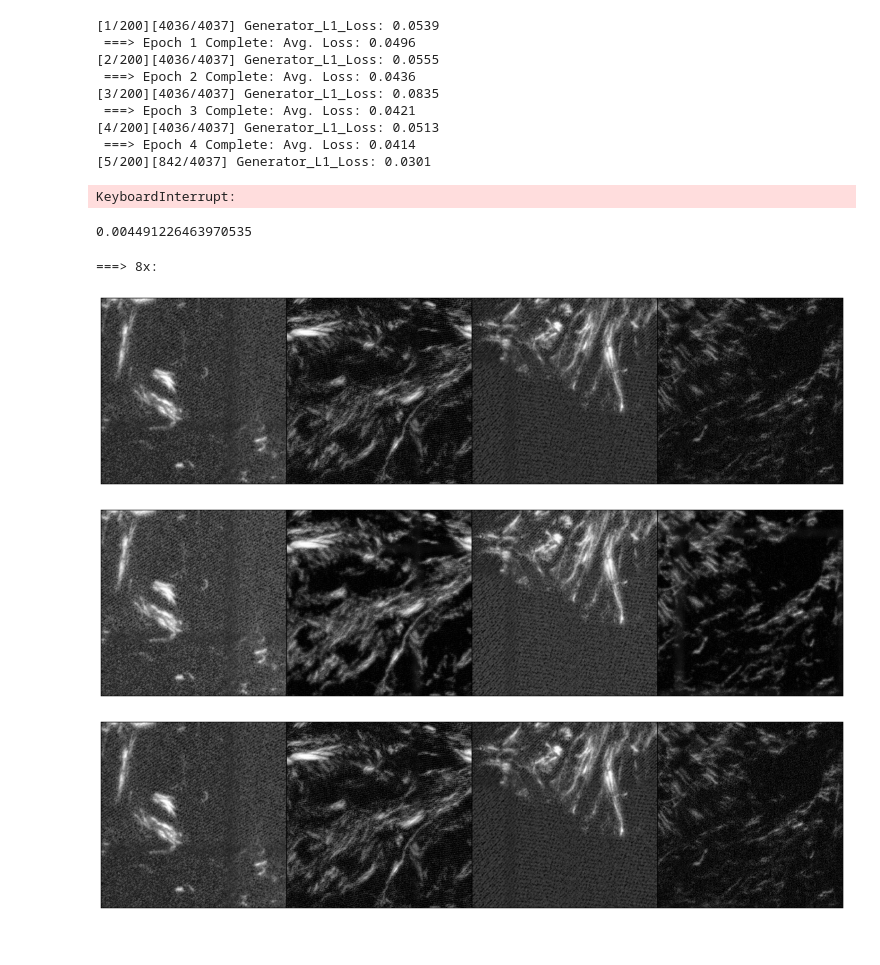
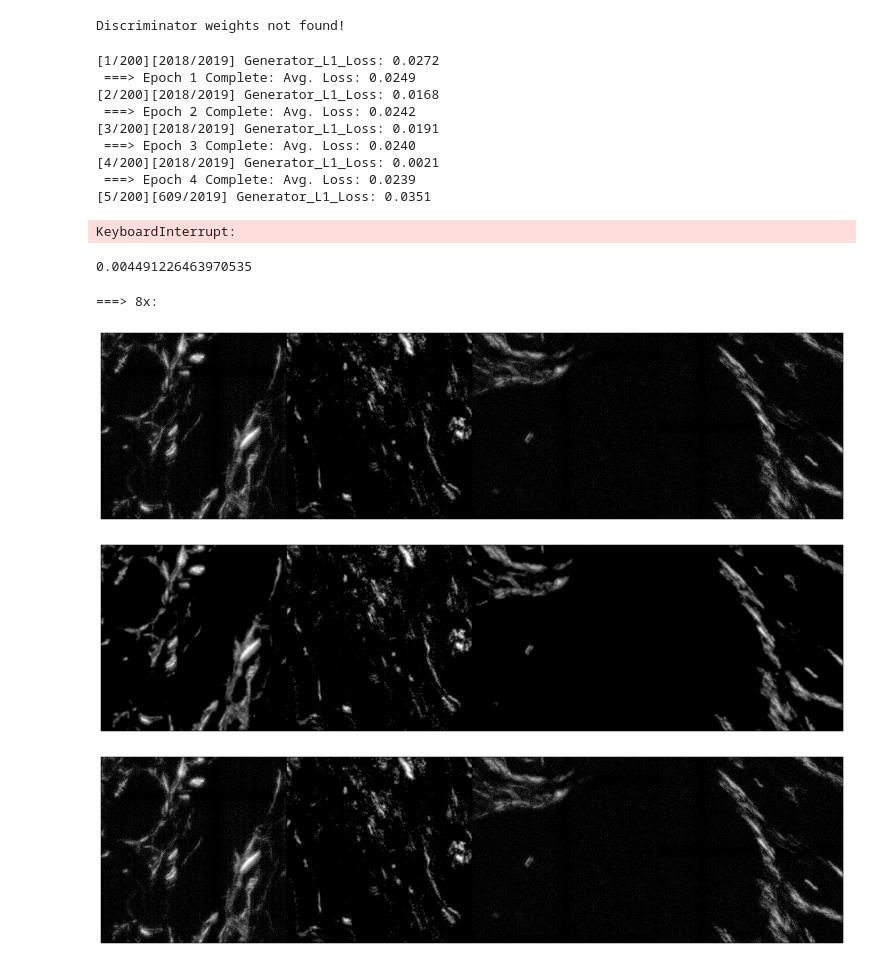
Before and after one commit to aarush-umap/lsm-run-time-enhancement, a Jupyter notebook: train-self.ipynb, the cells around one changed output. Drawn from its saved outputs; the diff is of its cells as text; code cells hidden in the pictures.

```diff
--- a/train-self.ipynb
+++ b/train-self.ipynb
@@ -147,15 +148,18 @@ def print_output(trained_model, p, t, dataloader_valid):
 #             print(tensor_hyper.shape)
             for i in range(pass_times):
                 drop_mask = F.dropout(Variable(torch.ones(imgs_input.shape).to(device), requires_grad=False), p=p, inplace=True)
+#                 drop_mask = F.interpolate(drop_mask[:, :, 192:320, 192:320], scale_factor=4, mode='nearest')
                 real_mid = torch.mul(imgs_input, drop_mask)
                 prediction = trained_model(real_mid)
+                prediction = torch.mul(prediction, 1/(1-p)-drop_mask) / p
                 tensor_hyper[i] = prediction.cpu()
             prediction = torch.mean(tensor_hyper, dim=0)
+#             prediction = real_mid
 #             print(prediction.shape)
             target = target.float()
-            imgs_input = imgs_input[0:4, :, :, :]
-            prediction = prediction[0:4, :, :, :]
-            target = target[0:4, :, :, :]
+            imgs_input = imgs_input[4:8, :, :, :]
+            prediction = prediction[4:8, :, :, :]
+            target = target[4:8, :, :, :]
             plt.figure(figsize=(20, 6))
             grid = utils.make_grid(imgs_input).cpu()
             input_downsampled = grid.numpy().transpose((1, 2, 0))
@@ -205,7 +210,7 @@ def test(args, generator, p, dataloader, criterion):
 # %%
 args = argparse.Namespace()
 args.img_channel = 1
-args.batch_size = 8
+args.batch_size = 16
 args.patch_size = 512
 args.up_scale = 5
 args.num_workers = 0
@@ -216,9 +221,9 @@ args.dataset = 'TMA'
 args.num_critic = 10
 args.normalize = None
 args.percep_weight = 0.02
-args.dropout_rate = 0.1
-args.average_factor = 5
-args.run_from = None
+args.dropout_rate = 0.05
+args.average_factor = 10
+args.run_from = "0.05-100"
 args.start_epoch = 1
 args.gan = True
 # %%
@@ -249,6 +254,8 @@ if args.run_from is not None:
     except:
         print('Discriminator weights not found!')
         pass
+# %% [output]
+Discriminator weights not found!
 # %%
 optimizer_G = torch.optim.Adam(generator.parameters(), lr=args.g_lr)
 optimizer_D = torch.optim.Adam(discriminator.parameters(), lr=args.d_lr)
@@ -267,18 +274,18 @@ for epoch in range(args.start_epoch, args.num_epochs):
     scheduler_G.step()
     scheduler_D.step()
     if epoch % 10 == 0:
-        test_loss = test(args, generator, valid_dataset, criterion=criterionMSE)
+        test_loss = test(args, generator, p, valid_dataset, criterion=criterionMSE)
         print('\r>>>> [{}/{}] test_loss: {}'.format(epoch, args.num_epochs, test_loss))
 # %% [output]
-[1/200][4036/4037] Generator_L1_Loss: 0.0539
- ===> Epoch 1 Complete: Avg. Loss: 0.0496
-[2/200][4036/4037] Generator_L1_Loss: 0.0555
- ===> Epoch 2 Complete: Avg. Loss: 0.0436
-[3/200][4036/4037] Generator_L1_Loss: 0.0835
- ===> Epoch 3 Complete: Avg. Loss: 0.0421
-[4/200][4036/4037] Generator_L1_Loss: 0.0513
- ===> Epoch 4 Complete: Avg. Loss: 0.0414
-[5/200][842/4037] Generator_L1_Loss: 0.0301
+[1/200][2018/2019] Generator_L1_Loss: 0.0272
+ ===> Epoch 1 Complete: Avg. Loss: 0.0249
+[2/200][2018/2019] Generator_L1_Loss: 0.0168
+ ===> Epoch 2 Complete: Avg. Loss: 0.0242
+[3/200][2018/2019] Generator_L1_Loss: 0.0191
+ ===> Epoch 3 Complete: Avg. Loss: 0.0240
+[4/200][2018/2019] Generator_L1_Loss: 0.0021
+ ===> Epoch 4 Complete: Avg. Loss: 0.0239
+[5/200][609/2019] Generator_L1_Loss: 0.0351
 KeyboardInterrupt:
 # %%
 valid_dataset = data_loader(args, 'valid')
@@ -288,10 +295,12 @@ test_loss
 # %% [output]
 0.004491226463970535
 # %%
-t = 5
-print_output(generator, p, args.average_factor, valid_dataset)
+t = 100
+l = args.percep_weight
+p = args.dropout_rate
+print_output(generator, p, t, valid_dataset)
 # %% [output]
 ===> 8x:
-[figure, old version]
+[figure, new version]
-[figure, old version]
+[figure, new version]
-[figure, old version]
+[figure, new version]
```
Also changed, not shown: parts of 5 cells of this notebook, 2 other files.
